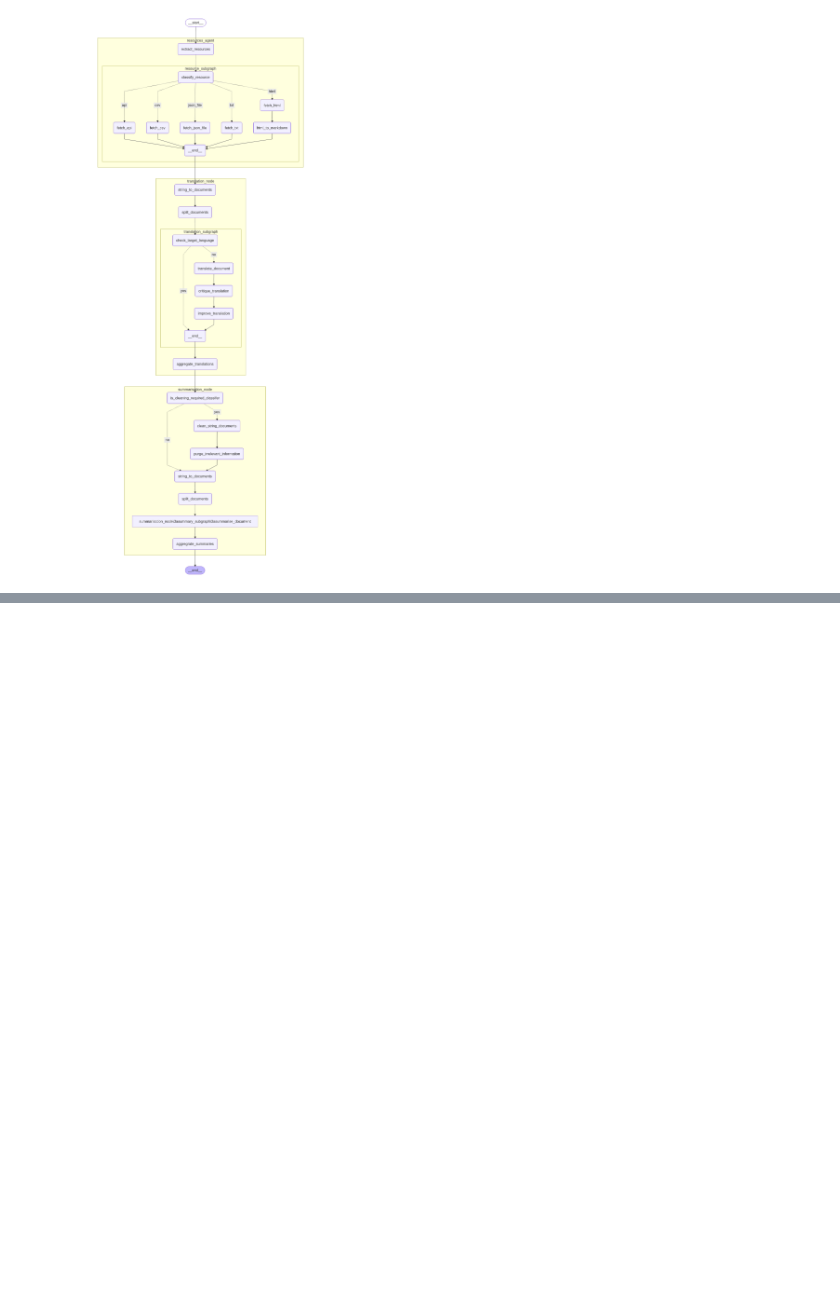
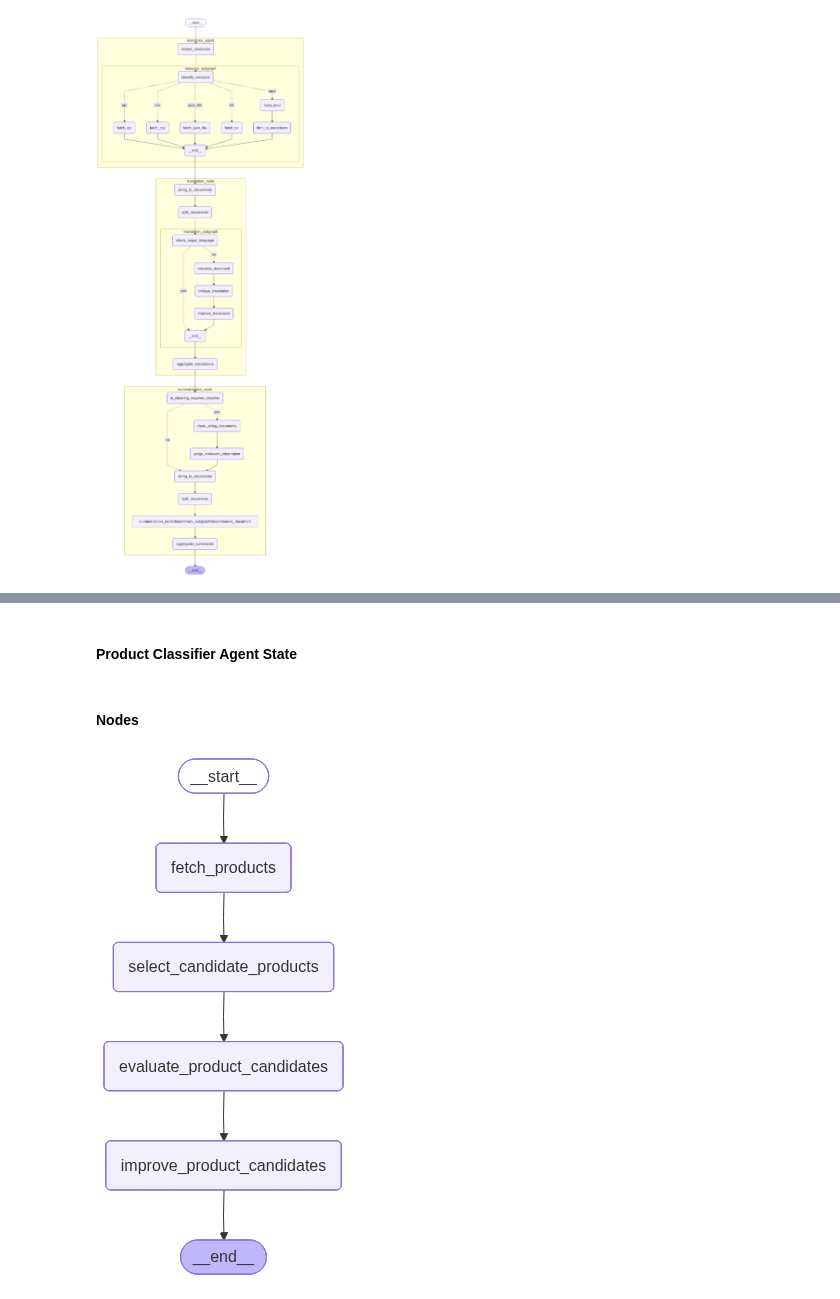
Before and after one commit to yahiaabdelhady2023/cross-border-e-commerce-agent-swarm, a Jupyter notebook: new_agentic_framework.ipynb, the cells around one changed output, grey strips where cells are left out. Drawn from its saved outputs; the diff is of its cells as text; code cells hidden in the pictures; blank space fills up the shorter version.

Commit message:
finished product classifer agent

```diff
--- a/new_agentic_framework.ipynb
+++ b/new_agentic_framework.ipynb
@@ -905,0 +920,31 @@ display(Image(culture_graph_compiled.get_graph(xray=True).draw_mermaid_png()))
+# %%
+from unittest.mock import Base
+
+
+class ProductClassiferFeedback(BaseModel):
+    feedback: str = Field(description="given following information, evaluate selected top candidated products" \
+    "based on the other outputs, then write critical feedback that will later be used for selecting better products if needed")
+class ProductClassiferCandidate(BaseModel):
+    top_candidates: str = Field(description="given product_list, use it to select from it top 5 products" \
+    "based on what fits the target culture, you will be given culture_summary use it" \
+    "also based on the latest news articles summary , use it to aid you in selecting" \
+    "the most approriate candidates articles_summary ")
+
+class ProductClassiferImprovedCandidate(BaseModel):
+    top_candidates: str = Field(description="given product_list, use it to select from it top 5 products" \
+    "based on what fits the target culture, you will be given culture_summary use it" \
+    "also based on the latest news articles summary , use it to aid you in selecting" \
+    "the most approriate candidates articles_summary " \
+    "you are given feedback from previous selected top candidate, use it to select better" \
+    "candidates if only needed")
+# %% [markdown]
+#### Product Classifier Agent State
+# %%
+class ProductClassiferState(TypedDict):
+    product_list: str
+    culture_summary: str
+    articles_summary: str
+    top_candidates: str
+    feedback: str
+# %% [markdown]
+#### Nodes
@@ -905,0 +1005,16 @@ display(Image(culture_graph_compiled.get_graph(xray=True).draw_mermaid_png()))
+# %%
+product_classifer_graph = StateGraph(ProductClassiferState)
+product_classifer_graph.add_node("fetch_products",fetch_products)
+product_classifer_graph.add_node("select_candidate_products",select_candidate_products)
+product_classifer_graph.add_node("evaluate_product_candidates",evaluate_product_candidates)
+product_classifer_graph.add_node("improve_product_candidates",improve_product_candidates)
+###############################################################################################
+product_classifer_graph.add_edge(START,"fetch_products")
+product_classifer_graph.add_edge("fetch_products","select_candidate_products")
+product_classifer_graph.add_edge("select_candidate_products","evaluate_product_candidates")
+product_classifer_graph.add_edge("evaluate_product_candidates","improve_product_candidates")
+product_classifer_graph.add_edge("improve_product_candidates",END)
+product_classifer_graph_compiled = product_classifer_graph.compile()
+display(Image(product_classifer_graph_compiled.get_graph().draw_mermaid_png()))
+# %% [output]
+[figure, added]
```
Also changed, not shown: parts of 9 cells of this notebook, 2 other files.
